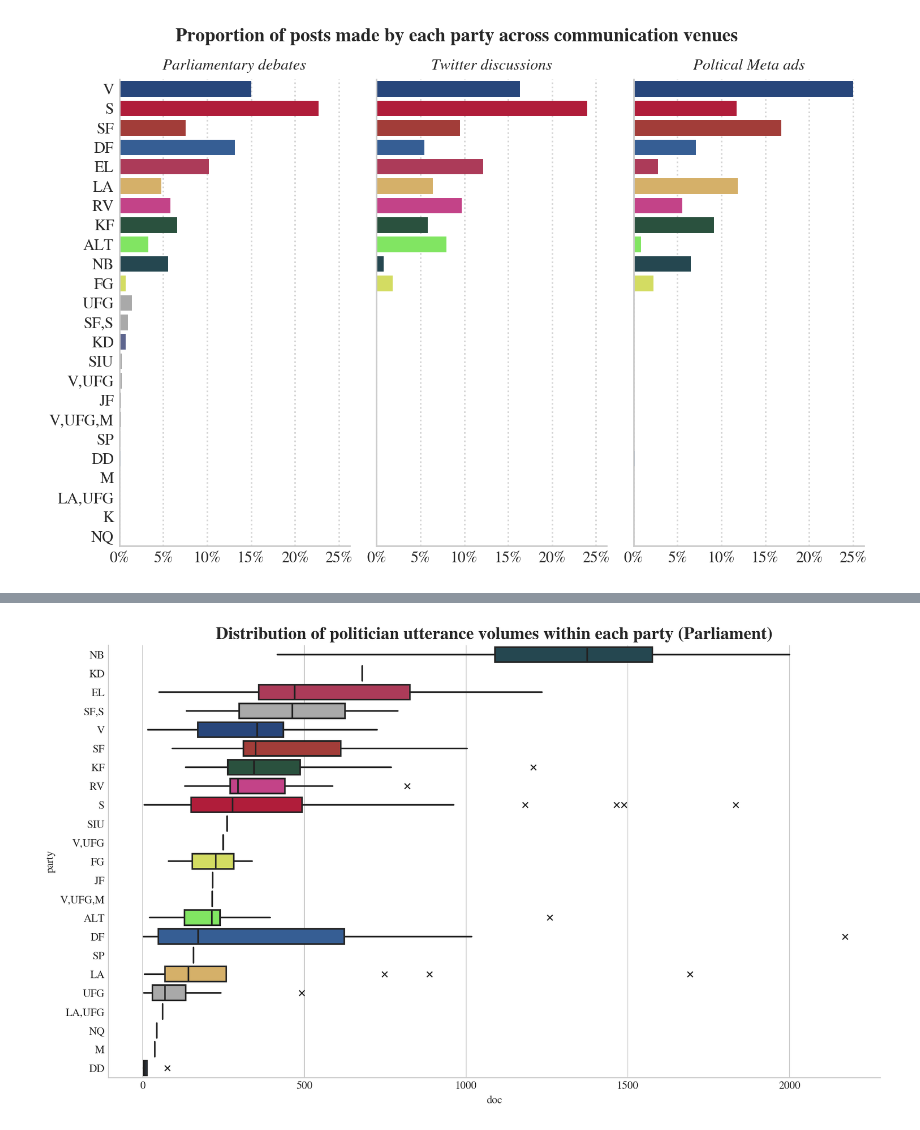
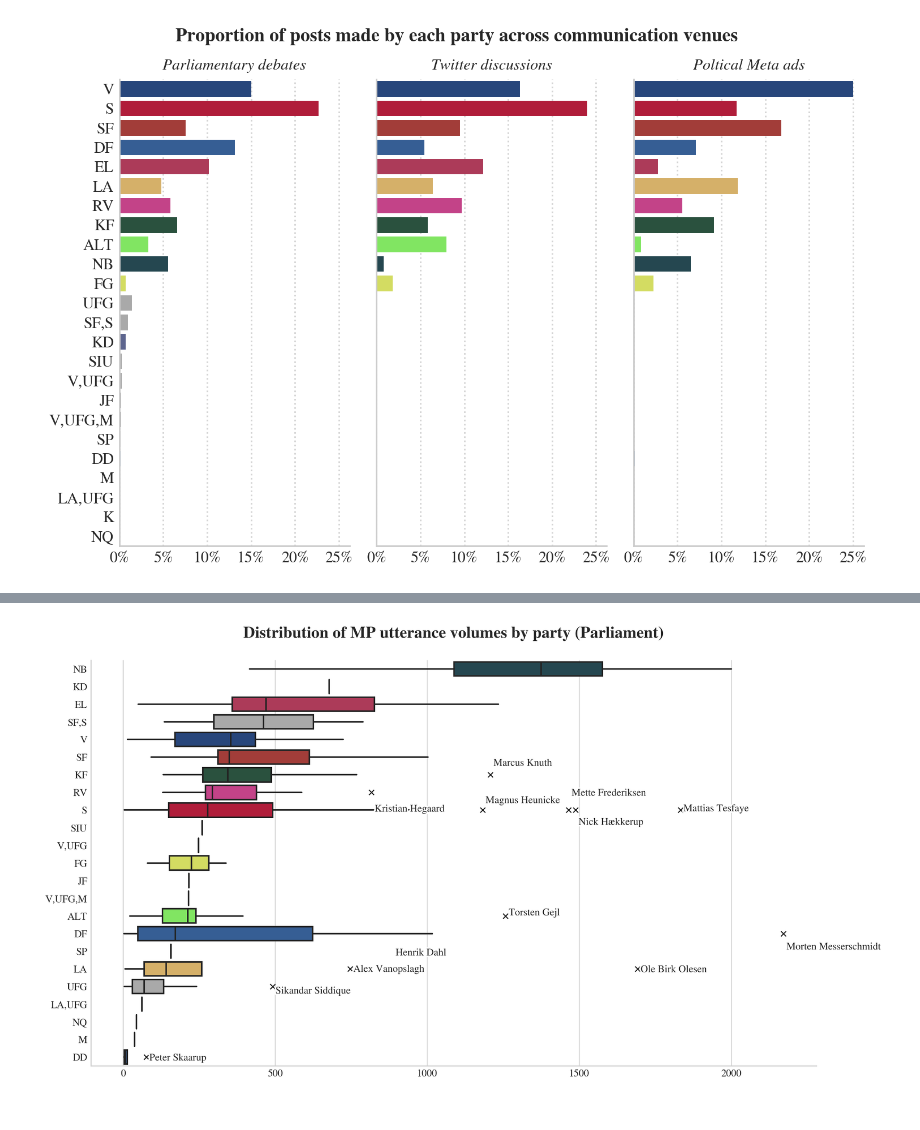
Before and after one commit to mathiasbruun/DCPA, a Jupyter notebook: descriptive_statistics.ipynb, the cells around one changed output, grey strips where cells are left out. Cells and saved outputs as stored; diff of their text form; code cells hidden in the pictures.

Commit message:
boxplots of politician utterance volume dsitribution across parties

```diff
--- a/descriptive_statistics.ipynb
+++ b/descriptive_statistics.ipynb
@@ -90,5 +92,5 @@ plt.show()
 # %%
-party_counts = pd.DataFrame(df.groupby('source')['party'].value_counts(normalize = True).sort_values()).rename(columns = {'party': 'prop'})
+party_counts = pd.DataFrame(df.groupby('source')['party'].value_counts(normalize = True).sort_values(ascending = False)).rename(columns = {'party': 'prop'})
 party_counts = party_counts.reset_index()
 party_counts['color'] = party_counts['party'].map(colormap).fillna('darkgrey')
 # %%
@@ -149,6 +136,15 @@ list(df.columns)
+# %%
+def calculate_outliers(df, col):
+    Q1 = df[col].quantile(0.25)
+    Q3 = df[col].quantile(0.75)
+    IQR = Q3 - Q1    #IQR is interquartile range.
+
+    filter = (df[col] < Q1 - 1.5 * IQR) | (df[col] > Q3 + 1.5 *IQR) # TODO: Per group
+    outliers = df.loc[filter]
+
+    return outliers
 # %%
-def draw_volume_boxes(source = 'parliament'):
-    source = 'parliament'
+def draw_volume_boxes(source = 'parliament', label_jitter = 1):
 
     politician_docs = (
         pd.DataFrame(
@@ -186,7 +182,7 @@ def draw_volume_boxes(source = 'parliament'):
         showcaps = False,
         flierprops = {
             'marker': 'x',
-        },
+        }
         #boxprops={'alpha':.5},
         #**PROPS
     )
@@ -200,16 +196,40 @@ def draw_volume_boxes(source = 'parliament'):
     #    orient = 'horizontal',
     #    alpha = 1
     #)
+    parties = list(sort)
+    outlier_list = []
 
+    for party in parties:
+        party_df = politician_docs.loc[politician_docs['party'] == party]
+        outliers = calculate_outliers(party_df, 'doc')
+        outlier_list.append(outliers)
+
+    outliers_combined = pd.concat(outlier_list)
+
+    for row in outliers_combined.itertuples():
+        party_position = list(sort).index(row[2]) + random.uniform(-label_jitter, label_jitter)
+        docs = row[4] + 10
+        name = row[1]
+
+        plt.text(
+            docs,
+            party_position,
+            f'{name}',
+            ha='left',
+            va='center',
+            path_effects=[pe.withStroke(linewidth=3, foreground='white')]
+        )
 
     plt.title(
-        f'Distribution of politician utterance volumes within each party ({source.title()})',
+        f'Distribution of MP utterance volumes by party ({source.title()})\n',
         weight = 'bold',
         size = 16
     )
+    plt.xlabel('')
+    plt.ylabel('')
     plt.show()
 # %%
-draw_volume_boxes(source = 'parliament')
+draw_volume_boxes(source = 'parliament', label_jitter = 1)
 # %% [output]
-[figure, old version]
+[figure, new version]
 # %%
```
Also changed, not shown: parts of 8 cells of this notebook.
